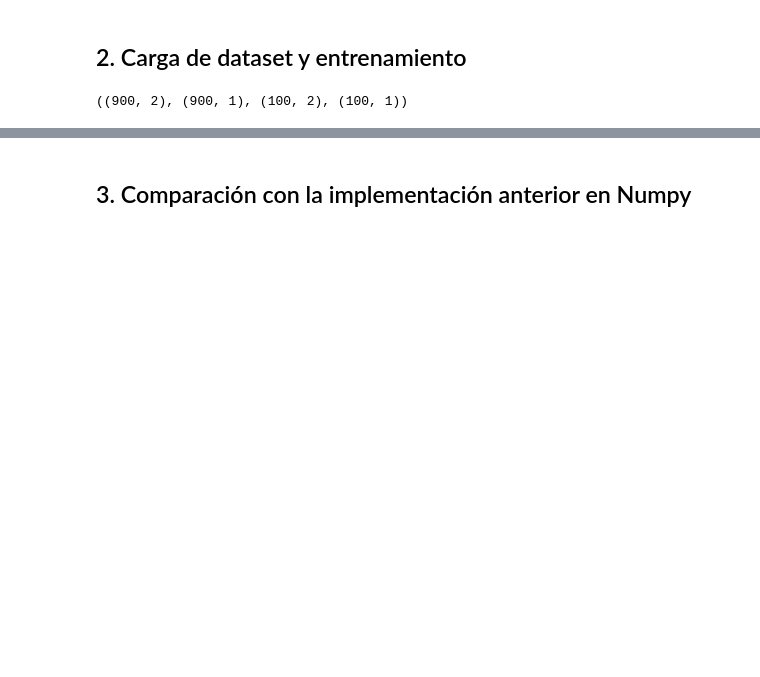
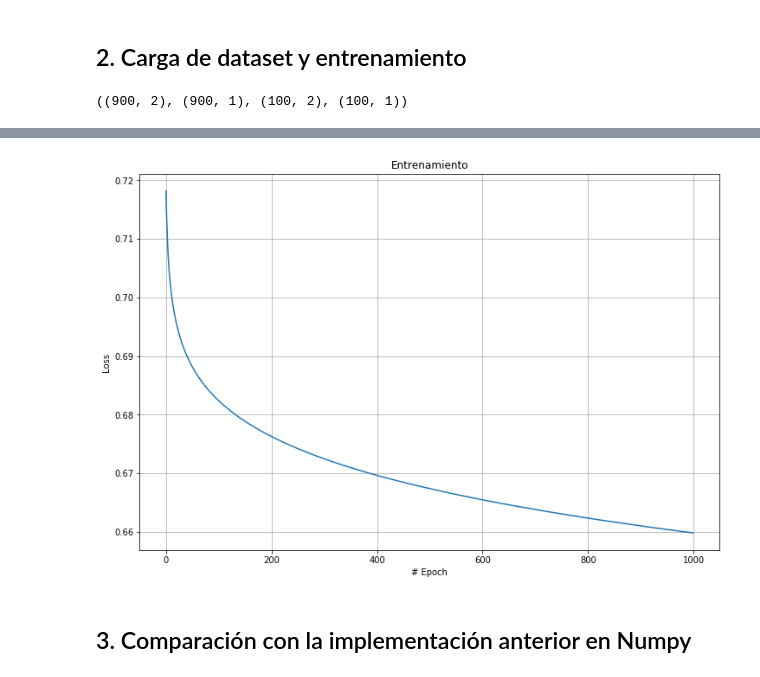
Before and after one commit to nhorro/ceai2020, a Jupyter notebook: deep_learning/clase_3/EjercicioKeras.ipynb, the cells around one changed output, grey strips where cells are left out. Cells and saved outputs as stored; diff of their text form; code cells hidden in the pictures; blank space fills up the shorter version.

```diff
--- a/deep_learning/clase_3/EjercicioKeras.ipynb
+++ b/deep_learning/clase_3/EjercicioKeras.ipynb
@@ -64,12 +66,12 @@ X_train.shape, y_train.shape, X_test.shape, y_test.shape
 ((900, 2), (900, 1), (100, 2), (100, 1))
 # %%
 # No es exactamente el mismo optimizer
-optimizer = tf.keras.optimizers.SGD(lr=0.0001, decay=0.01, momentum=0.001, nesterov=False)
+optimizer = tf.keras.optimizers.SGD(lr=0.1, decay=0.1, momentum=0.001, nesterov=False)
 model.compile(optimizer=optimizer,loss='binary_crossentropy',metrics=['accuracy'])
 
-num_epochs = 100
-batch_size = 4
-history = model.fit(X_train, y_train, nb_epoch=num_epochs, batch_size=batch_size, verbose=0)
+num_epochs = 1000
+batch_size = 256
+history = model.fit(X_train, y_train, epochs=num_epochs, batch_size=batch_size, verbose=0)
 
 epochs = np.arange(0,len(history.history['loss']))
 plt.figure(figsize=(12,8))
@@ -87,3 +88,4 @@ WARNING:tensorflow:The `nb_epoch` argument in `fit` has been renamed `epochs`.
+[figure, added]
 # %% [markdown]
 ## 3. Comparación con la implementación anterior en Numpy
 # %%
```
Also changed, not shown: parts of 5 cells of this notebook, 4 other files.
